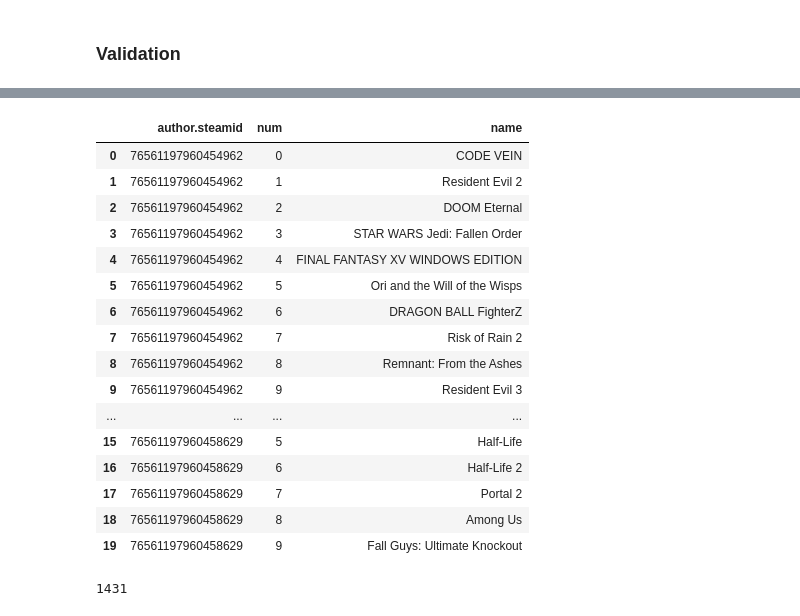
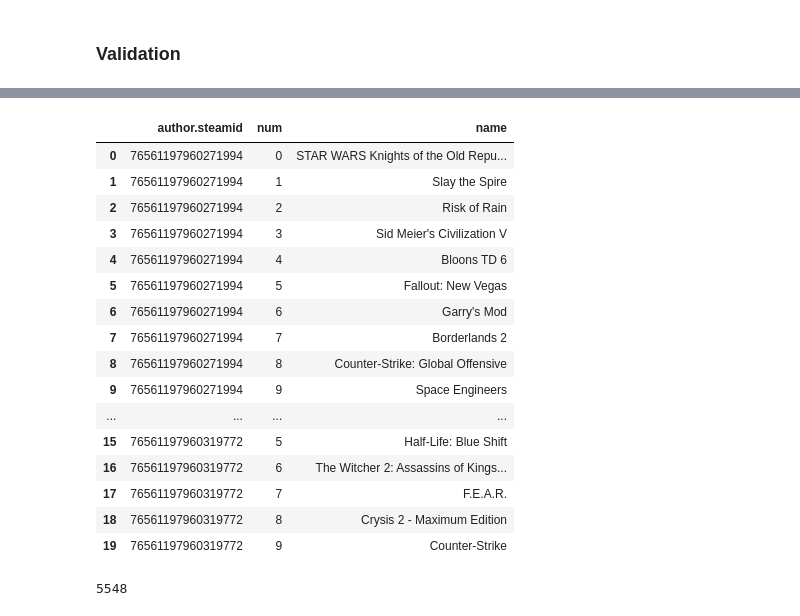
Before and after one commit to gibsongGH/SteamGameRecommender, a Jupyter notebook: notebooks/3_Model_Recommender.ipynb, the cells around one changed output, grey strips where cells are left out. Cells and saved outputs as stored; diff of their text form; code cells hidden in the pictures.

```diff
--- a/notebooks/3_Model_Recommender.ipynb
+++ b/notebooks/3_Model_Recommender.ipynb
@@ -258,7 +297,8 @@ game_recommend_scores.to_csv(os.path.join(path_interim, "game_recommend_scores.c
 # Sum games liked
 likes_only_pivot_sum = likes_only.pivot_table(index = 'author.steamid', columns = 'name', values = 'voted_up', aggfunc='sum', margins=True).fillna(0)
 # %%
-# Gamers with 10 likes
-likes10 = likes_only_pivot_sum.index[likes_only_pivot_sum['All']==10]
-len(likes10)
+# Gamers with at least 10 likes
+n=10
+likes_sample = likes_only_pivot_sum.index[likes_only_pivot_sum['All']>=n]
+len(likes_sample)
 # %% [output]
@@ -266,7 +306,7 @@ len(likes10)
 # %%
-# Gamers first 6 likes
-likes10_data = game_model[game_model['author.steamid'].isin(likes10)][game_model['voted_up']==True]
-likes10_sorted = likes10_data.groupby(['author.steamid']).apply(lambda x: x.sort_values(['timestamp_created'])).reset_index(drop=True)
-likes10_sorted = likes10_sorted.reset_index(drop=True)
-likes6 = likes10_sorted.groupby(['author.steamid']).head(6)
-likes6.head(18)
+# Drop last 4 likes
+n=4
+likes_sample_data = game_model[game_model['author.steamid'].isin(likes_sample)][game_model['voted_up']==True]
+likes_sample_sorted = likes_sample_data.groupby(['author.steamid']).apply(lambda x: x.sort_values(['timestamp_created'])).reset_index(drop=True)
+likes_sample_sorted = likes_sample_sorted.reset_index(drop=True)
+likes_removed = likes_sample_sorted.drop(likes_sample_sorted.groupby(['author.steamid']).tail(n).index, axis=0)
@@ -381,0 +337,5 @@ for user in likes6_only_pivot['author.steamid']:
+# %%
+likes_removed_pivot = source_pivot(likes_removed)
+# %%
+# Run the votes-missing-four through the recommendation
+game_removed, game_removed_scores = game_recommender(likes = likes_removed_pivot)
@@ -417,32 +379,32 @@ len(likes_diff)
 # %%
 # How many of original 4 votes removed appeared in new recommendations
-game_recommend6_stack = game_recommend6.stack().reset_index()
-game_recommend6_stack.columns=['author.steamid', 'num', 'name']
-game_recommend6_stack.head(20)
+game_removed_stack = game_removed.stack().reset_index()
+game_removed_stack.columns=['author.steamid', 'num', 'name']
+game_removed_stack.head(20)
 # %% [output]
 |  | author.steamid | num | name |
-| 0 | 76561197960454962 | 0 | CODE VEIN |
-| 1 | 76561197960454962 | 1 | Resident Evil 2 |
-| 2 | 76561197960454962 | 2 | DOOM Eternal |
-| 3 | 76561197960454962 | 3 | STAR WARS Jedi: Fallen Order |
-| 4 | 76561197960454962 | 4 | FINAL FANTASY XV WINDOWS EDITION |
-| 5 | 76561197960454962 | 5 | Ori and the Will of the Wisps |
-| 6 | 76561197960454962 | 6 | DRAGON BALL FighterZ |
-| 7 | 76561197960454962 | 7 | Risk of Rain 2 |
-| 8 | 76561197960454962 | 8 | Remnant: From the Ashes |
-| 9 | 76561197960454962 | 9 | Resident Evil 3 |
+| 0 | 76561197960271994 | 0 | STAR WARS Knights of the Old Repu... |
+| 1 | 76561197960271994 | 1 | Slay the Spire |
+| 2 | 76561197960271994 | 2 | Risk of Rain |
+| 3 | 76561197960271994 | 3 | Sid Meier's Civilization V |
+| 4 | 76561197960271994 | 4 | Bloons TD 6 |
+| 5 | 76561197960271994 | 5 | Fallout: New Vegas |
+| 6 | 76561197960271994 | 6 | Garry's Mod |
+| 7 | 76561197960271994 | 7 | Borderlands 2 |
+| 8 | 76561197960271994 | 8 | Counter-Strike: Global Offensive |
+| 9 | 76561197960271994 | 9 | Space Engineers |
 | ... | ... | ... | ... |
-| 15 | 76561197960458629 | 5 | Half-Life |
-| 16 | 76561197960458629 | 6 | Half-Life 2 |
-| 17 | 76561197960458629 | 7 | Portal 2 |
-| 18 | 76561197960458629 | 8 | Among Us |
-| 19 | 76561197960458629 | 9 | Fall Guys: Ultimate Knockout |
+| 15 | 76561197960319772 | 5 | Half-Life: Blue Shift |
+| 16 | 76561197960319772 | 6 | The Witcher 2: Assassins of Kings... |
+| 17 | 76561197960319772 | 7 | F.E.A.R. |
+| 18 | 76561197960319772 | 8 | Crysis 2 - Maximum Edition |
+| 19 | 76561197960319772 | 9 | Counter-Strike |
 # %%
-# calculate recall
-recall_merge = likes_diff[['author.steamid', 'name']].merge(game_recommend6_stack, indicator=True)
+# Calculate recall
+recall_merge = likes_diff[['author.steamid', 'name']].merge(game_removed_stack, indicator=True)
 len(recall_merge[recall_merge._merge == 'both'])
 # %% [output]
-1431
+5548
 # %%
 print("Recall rate: ", len(recall_merge)/len(likes_diff))
 # %% [output]
```
Also changed, not shown: parts of 49 cells of this notebook.
